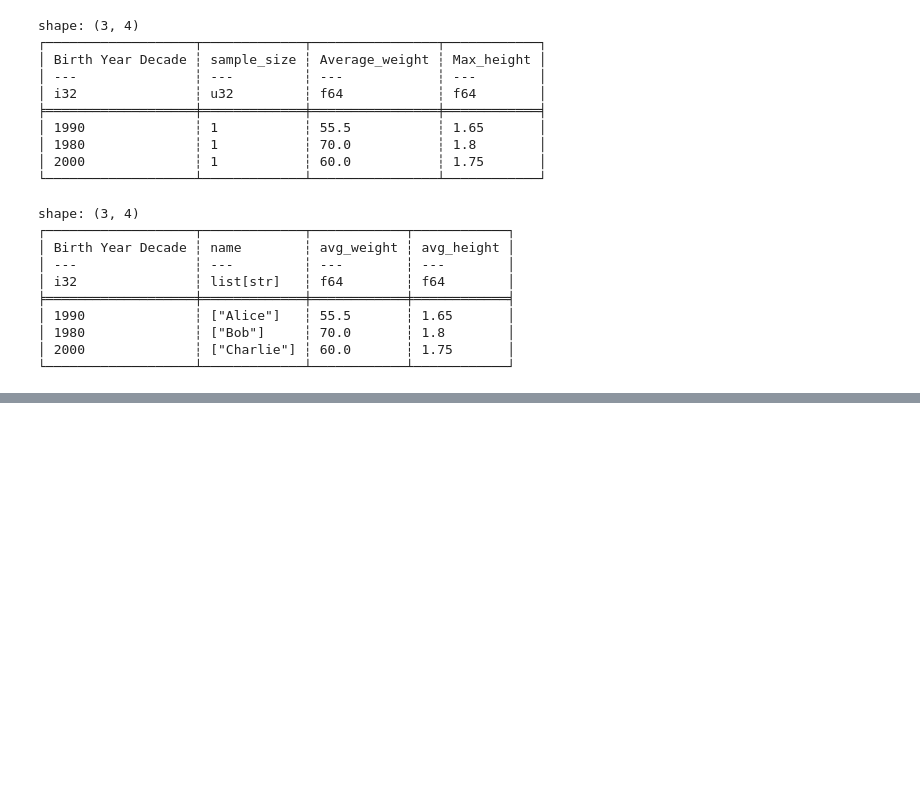
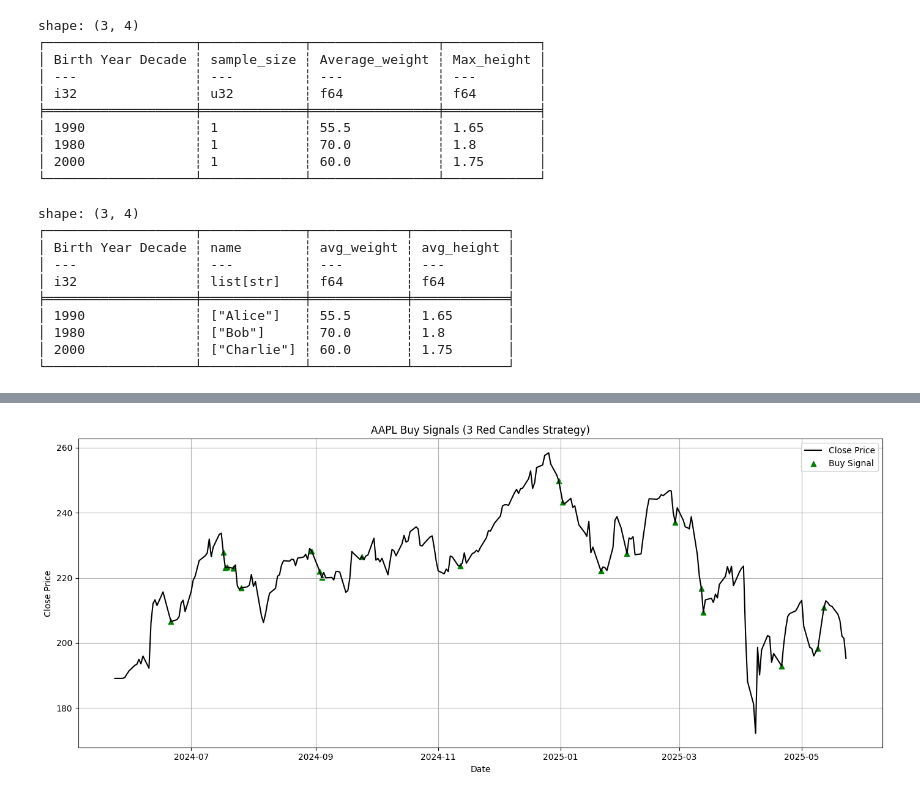
Before and after one commit to jenish2917/summer-internship, a Jupyter notebook: internship_task_2.ipynb, the cells around one changed output, grey strips where cells are left out. Saved outputs shown, nothing was run; the diff lists cells and outputs as text; code cells hidden in the pictures; blank space fills up the shorter version.

```diff
--- a/internship_task_2.ipynb
+++ b/internship_task_2.ipynb
@@ -693,0 +1324,5 @@ shape: (3, 4)
+# %%
+stock ="AAPL"
+ticker = yf.Ticker(stock)
+# %%
+data = ticker.history(period = "1y")
@@ -693,0 +1346,2 @@ shape: (3, 4)
+# %%
+df = pl.DataFrame(data.reset_index())
@@ -693,0 +1368,6 @@ shape: (3, 4)
+# %%
+df = df.select([
+    pl.col("Date"),
+    pl.col("Open"),
+    pl.col("Close")
+])
@@ -693,0 +1440,73 @@ shape: (3, 4)
+# %%
+import yfinance as yf
+import polars as pl
+import matplotlib.pyplot as plt
+from datetime import datetime, timedelta
+
+stock = "AAPL"
+start_date = (datetime.today() - timedelta(days=365)).strftime("%Y-%m-%d")
+end_date = datetime.today().strftime("%Y-%m-%d")
+data = yf.download(stock, start=start_date, end=end_date)
+
+data = data.reset_index()
+data.columns = [str(col) for col in data.columns]
+
+df = pl.from_pandas(data)
+
+print("Polars DataFrame columns:", df.columns)
+
+df = df.select([
+    pl.col("('Date', '')").alias("Date"),
+    pl.col("('Open', 'AAPL')").alias("Open"),
+    pl.col("('Close', 'AAPL')").alias("Close")
+])
+
+def detect_signal(df_dicts):
+    signals = []
+    for i in range(2, len(df_dicts)):
+        d0, d1, d2 = df_dicts[i-2], df_dicts[i-1], df_dicts[i]
+        if d0["Close"] < d0["Open"] and d1["Close"] < d1["Open"] and d2["Close"] < d2["Open"]:
+            body = d2["Open"] - d2["Close"]
+            if body > 0:
+                stoploss = round(d2["Close"] - 0.5 * body, 2)
+                signals.append({
+                    "Date": d2["Date"],
+                    "Signal": "Buy",
+                    "Stoploss": stoploss,
+                    "Price": d2["Close"]
+                })
+                continue
+        signals.append({
+            "Date": d2["Date"],
+            "Signal": "Hold",
+            "Stoploss": None,
+            "Price": d2["Close"]
+        })
+    return pl.DataFrame(signals)
+
+signals = detect_signal(df.to_dicts())
+
+dates = df["Date"].to_list()
+prices = df["Close"].to_list()
+signal_list = signals["Signal"].to_list()
+signal_dates = signals["Date"].to_list()
+signal_prices = signals["Price"].to_list()
+
+plt.figure(figsize=(14, 6))
+plt.plot(dates, prices, label="Close Price", color="black")
+
+for d, s, p in zip(signal_dates, signal_list, signal_prices):
+    if s == "Buy":
+        plt.scatter(d, p, color="green", label="Buy Signal", marker="^")
+
+plt.title(f"{stock} Buy Signals (3 Red Candles Strategy)")
+plt.xlabel("Date")
+plt.ylabel("Close Price")
+plt.grid(True)
+# Correct the typo in the method name
+handles, labels = plt.gca().get_legend_handles_labels()
+unique_labels = dict(zip(labels, handles))
+plt.legend(unique_labels.values(), unique_labels.keys())
+plt.tight_layout()
+plt.show()
+# %% [output]
@@ -693,0 +1515 @@ shape: (3, 4)
+[figure, added]
```
Also changed, not shown: parts of 58 cells of this notebook, 3 other files.
